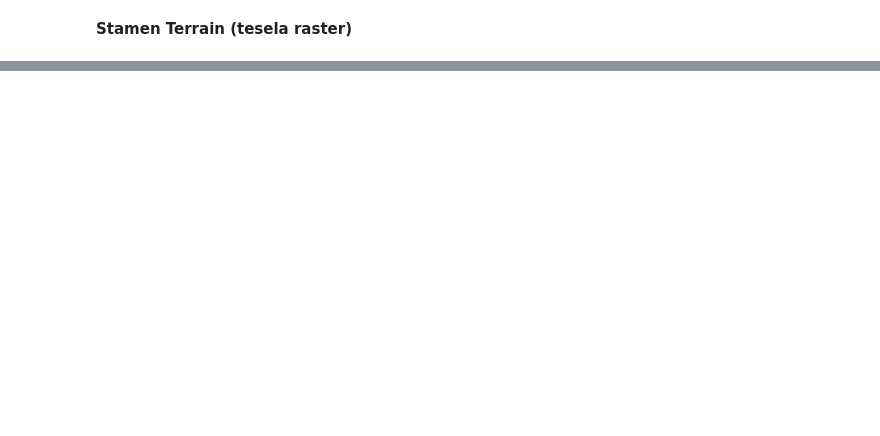
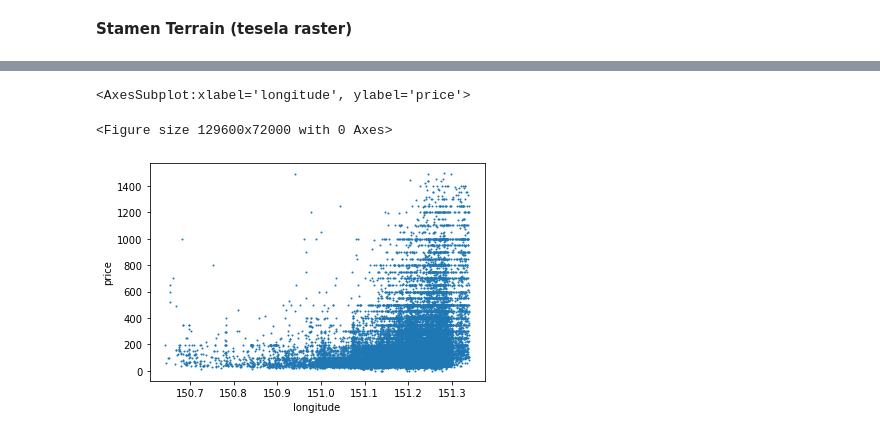
Before and after one commit to stph89/AirBnB_Data_Visualizations_Streamlit, a Jupyter notebook: Sidney_AirBnB_Project.ipynb, the cells around one changed output, grey strips where cells are left out. Saved outputs shown, nothing was run; the diff lists cells and outputs as text; code cells hidden in the pictures; blank space fills up the shorter version.

```diff
--- a/Sidney_AirBnB_Project.ipynb
+++ b/Sidney_AirBnB_Project.ipynb
@@ -292,0 +274,4 @@ m
+# %%
+#Estos son los índices de las 12 filas con gastos de cliente menor a 10 euros.
+df_idx=df_filtrado[df_filtrado["price"]>=1500].index
+df_idx
@@ -292,0 +285,5 @@ m
+# %%
+#Generamos el nuevo data set substrayendo las filas filtradas del DataFrame completo.
+df_fil2=df_filtrado.drop(df_idx)
+
+df_fil2
@@ -292,0 +324,7 @@ m
+# %%
+plt.figure(figsize=(1800,1000))
+df_fil2.plot.scatter(x = 'longitude', y = 'price', s = 1)
+# %% [output]
+<AxesSubplot:xlabel='longitude', ylabel='price'>
+<Figure size 129600x72000 with 0 Axes>
+[figure, added]
```
Also changed, not shown: parts of 76 cells of this notebook.
